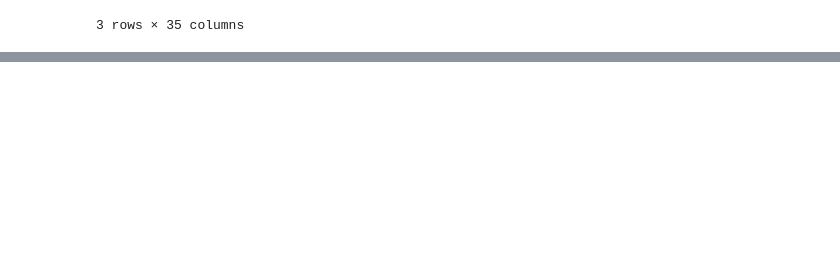
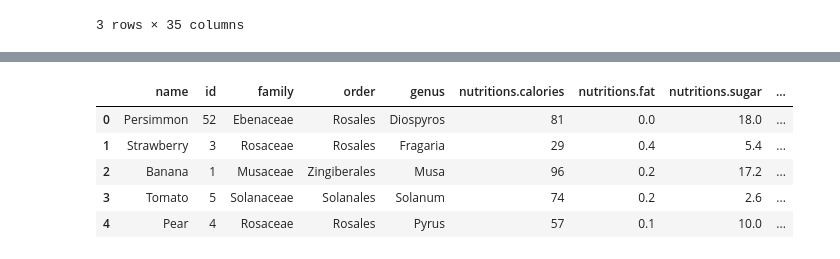
Before and after one commit to JLuceroVasquez/pandas-es-formatos-de-archivo, a Jupyter notebook: cuaderno_clases.ipynb, the cells around one changed output, grey strips where cells are left out. Saved outputs shown, nothing was run; the diff lists cells and outputs as text; code cells hidden in the pictures; blank space fills up the shorter version.

```diff
--- a/cuaderno_clases.ipynb
+++ b/cuaderno_clases.ipynb
@@ -294,0 +339,10 @@ df_desafio_aula2.head(3)
+# %%
+#Importamos el módulo json.
+import json
+
+#Leemos los datos del archivo json con el módulo json de Python.
+#Se empleó la dirección de Drive, pues open no detecta datos en la URL de Github.
+with open('/content/drive/MyDrive/Aprendizaje-vigente/Programa ONE/Ruta 5 - Aprendiendo a hacer ETL/3-pandas-es-formatos-de-archivo/aula3/pacientes_2.json','r') as f:
+  pacientes_json2 = json.loads(f.read())
+
+print(type(pacientes_json2))
@@ -294,0 +378,7 @@ df_desafio_aula2.head(3)
+# %%
+#Importamos el módulo requests de Python.
+import requests
+
+#Cargamos la consulta a la API de fruityvice en la variable datos_frutas.
+datos_frutas = requests.get('https://fruityvice.com/api/fruit/all')
+type(datos_frutas)
@@ -294,0 +387,7 @@ df_desafio_aula2.head(3)
+# %%
+#Convertimos los datos de la consulta en texto con el método text.
+#Almacenamos los datos leidos como texto en la variable resultado.
+resultado = json.loads(datos_frutas.text)
+
+#La API transmite los datos en una lista de diccionario, que hemos cargado en la variable resultado.
+type(resultado)
@@ -294,0 +407,15 @@ df_desafio_aula2.head(3)
+# %%
+'''
+Como tenemos una lista de diccionarios anidada en la clave nutritions,
+usamos el método pd.json_normalize para convertir los datos anidados en
+columnas.
+'''
+dataframe_api2 = pd.json_normalize(resultado)
+dataframe_api2.head()
+# %% [output]
+|  | name | id | family | order | genus | nutritions.calories | nutritions.fat | nutritions.sugar | ... |
+| 0 | Persimmon | 52 | Ebenaceae | Rosales | Diospyros | 81 | 0.0 | 18.0 | ... |
+| 1 | Strawberry | 3 | Rosaceae | Rosales | Fragaria | 29 | 0.4 | 5.4 | ... |
+| 2 | Banana | 1 | Musaceae | Zingiberales | Musa | 96 | 0.2 | 17.2 | ... |
+| 3 | Tomato | 5 | Solanaceae | Solanales | Solanum | 74 | 0.2 | 2.6 | ... |
+| 4 | Pear | 4 | Rosaceae | Rosales | Pyrus | 57 | 0.1 | 10.0 | ... |
```
Also changed, not shown: parts of 14 cells of this notebook.
